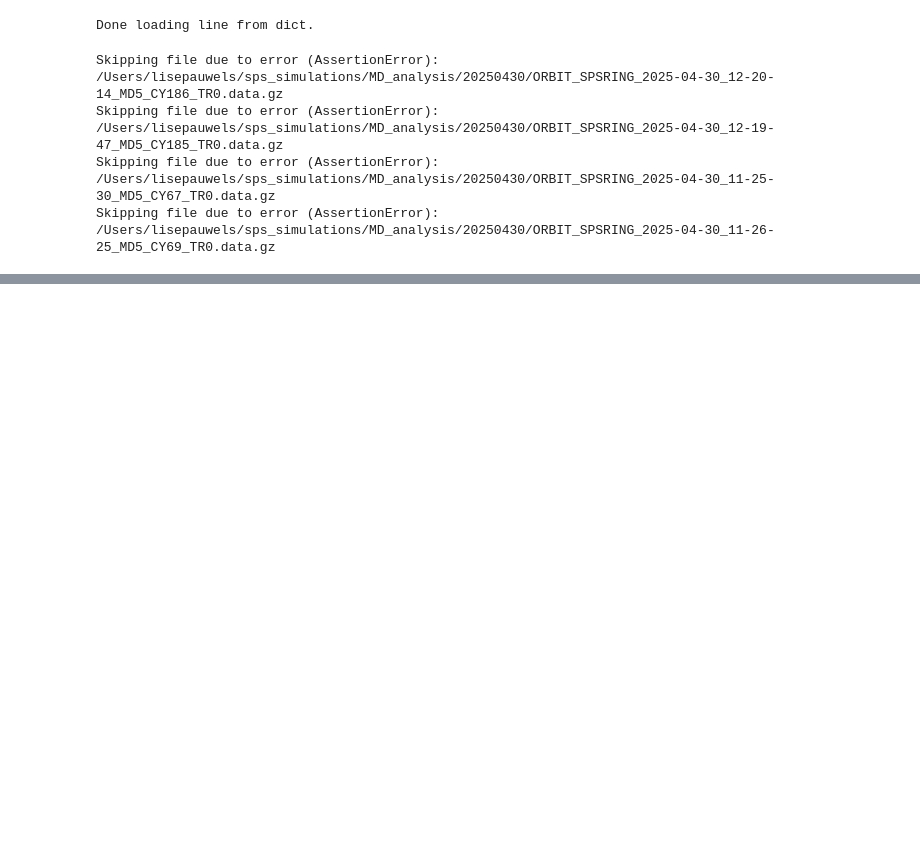
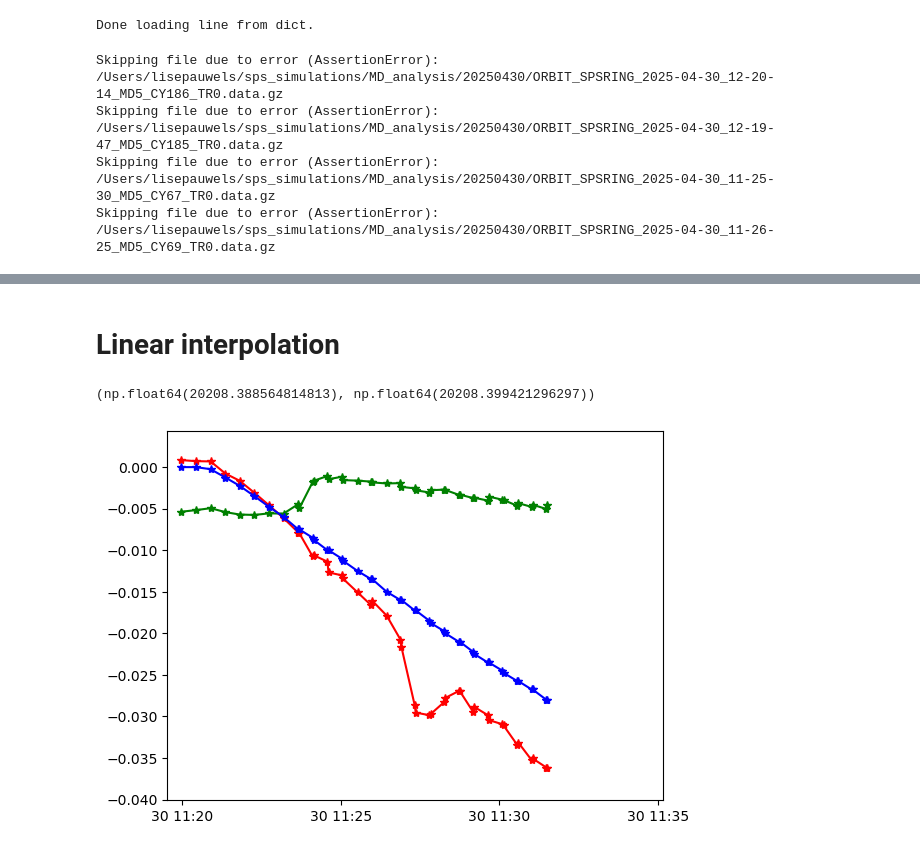
Before and after one commit to lisepauwels/sps_simulations, a Jupyter notebook: MD_analysis/bpm_analysis/bpm_tidp.ipynb, the cells around one changed output, grey strips where cells are left out. Drawn from its saved outputs; the diff is of its cells as text; code cells hidden in the pictures; blank space fills up the shorter version.

Commit message:
linear position estimate tidp

```diff
--- a/MD_analysis/bpm_analysis/bpm_tidp.ipynb
+++ b/MD_analysis/bpm_analysis/bpm_tidp.ipynb
@@ -225,7 +226,10 @@ def load_all_bpm_files(directory_coll):
         match = pattern.match(file.name)
         if match:
             timestamp_raw = match.group(1)
-            timestamp = timestamp_raw.replace('_', ' ', 1)  # Convert to 'YYYY-MM-DD HH-MM-SS'
+            timestamp = timestamp_raw.replace('_', ' ', 1) # Convert to 'YYYY-MM-DD HH-MM-SS'
+            date, time = timestamp.split(" ")
+            fixed_time = time.replace("-", ":")
+            timestamp = f"{date} {fixed_time}"
             try:
                 bpm_files_by_timestamp[timestamp] = load_bpm_file_data(file)
             except (AssertionError, EOFError, OSError, ValueError) as e:
@@ -241,7 +302,15 @@ directory_coll = Path('/Users/lisepauwels/sps_simulations/MD_analysis/20250430/'
 # %%
 data_test = load_bpm_file_data(Path(directory_coll, 'ORBIT_SPSRING_2025-04-30_11-00-12_MD5_CY12_TR0.data.gz'))
 
-line = xt.Line.from_json('../injection_lines/sps_with_aperture_inj_q20_beam_sagitta.json')
+line = xt.Line.from_json('../../injection_lines/sps_with_aperture_inj_q20_beam_sagitta.json')
+tt=line.get_table()
+tw = line.twiss()
+#tidp drift replacement
+env = line.env
+s_start_tidp = line.get_s_position('tidp.11434..0')
+line.remove(tt.rows['tidp.*'].name)
+line.insert(env.place('tidp.11434', at=s_start_tidp), s_tol=1e-6)
+
 tt=line.get_table()
 tw = line.twiss()
 
@@ -258,7 +327,7 @@ for bpm in data_test['orbit'].bpms_hor:
 Done loading line from dict.
 # %%
 bpm_dict = load_all_bpm_files(directory_coll)
-hor_pos = {time : bpm_dict[time]['orbit'].restr_orbit_plane(bpms_hor_in_line) for time in bpm_dict}
+hor_pos = {to_timestamp_CET(time) : bpm_dict[time]['orbit'].restr_orbit_plane(bpms_hor_in_line) for time in bpm_dict}
 # %% [output]
 Skipping file due to error (AssertionError): /Users/lisepauwels/sps_simulations/MD_analysis/20250430/ORBIT_SPSRING_2025-04-30_12-20-14_MD5_CY186_TR0.data.gz
 Skipping file due to error (AssertionError): /Users/lisepauwels/sps_simulations/MD_analysis/20250430/ORBIT_SPSRING_2025-04-30_12-19-47_MD5_CY185_TR0.data.gz
@@ -311,0 +374,7 @@ line.element_names[370:390]
+# %% [markdown]
+# Linear interpolation
+# %%
+for key in md_information:
+    md_information[key]['tidp_bump_theoretical'] = np.array(get_tidp_bump(md_information[key]['orbit_ts_files']))
+    md_information[key]['tidp_bump_md'] = np.array([bpm_dict[str(ts).split('+')[0]]['orbit'].orbit_position('bph.11408') for ts in md_information[key]['orbit_ts_files']])*1e-6
+    md_information[key]['tidp_bump_md2'] = np.array([bpm_dict[str(ts).split('+')[0]]['orbit'].orbit_position('bph.11608') for ts in md_information[key]['orbit_ts_files']])*1e-6
@@ -311,0 +396,12 @@ line.element_names[370:390]
+# %%
+plt.close()
+plt.figure()
+for key in md_information:
+    plt.plot(md_information[key]['orbit_ts_files'], md_information[key]['tidp_bump_md'], '*-', color='red')
+    plt.plot(md_information[key]['orbit_ts_files'], md_information[key]['tidp_bump_md2'], '*-', color='green')
+    plt.plot(md_information[key]['orbit_ts_files'], md_information[key]['tidp_bump_theoretical'], '*-', color='blue')
+
+plt.xlim(md_information['coast4']['timestamps'][0], md_information['coast4']['timestamps'][1])
+# %% [output]
+(np.float64(20208.388564814813), np.float64(20208.399421296297))
+[figure, added]
```
Also changed, not shown: parts of 17 cells of this notebook.
